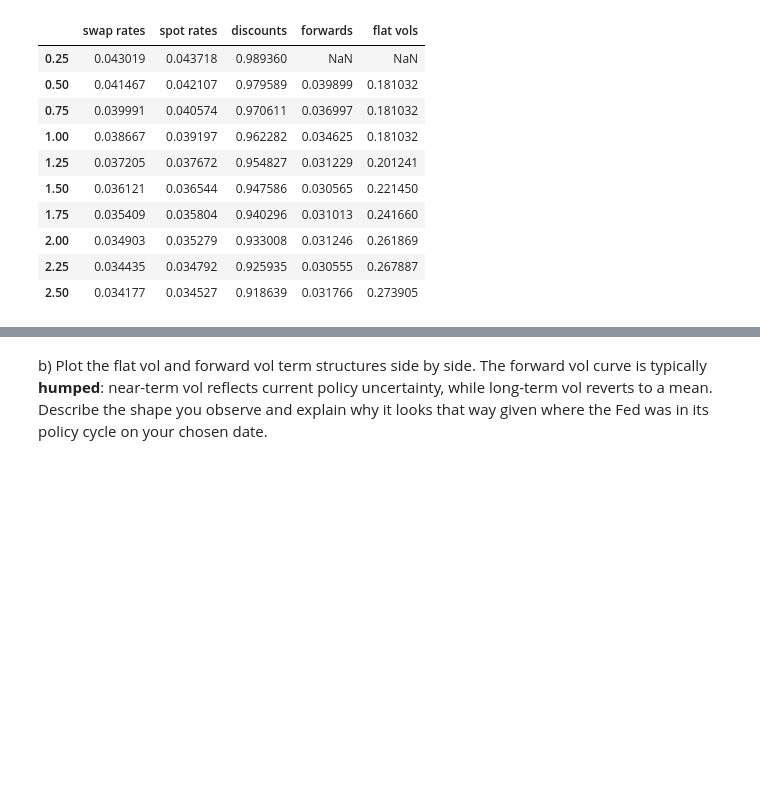
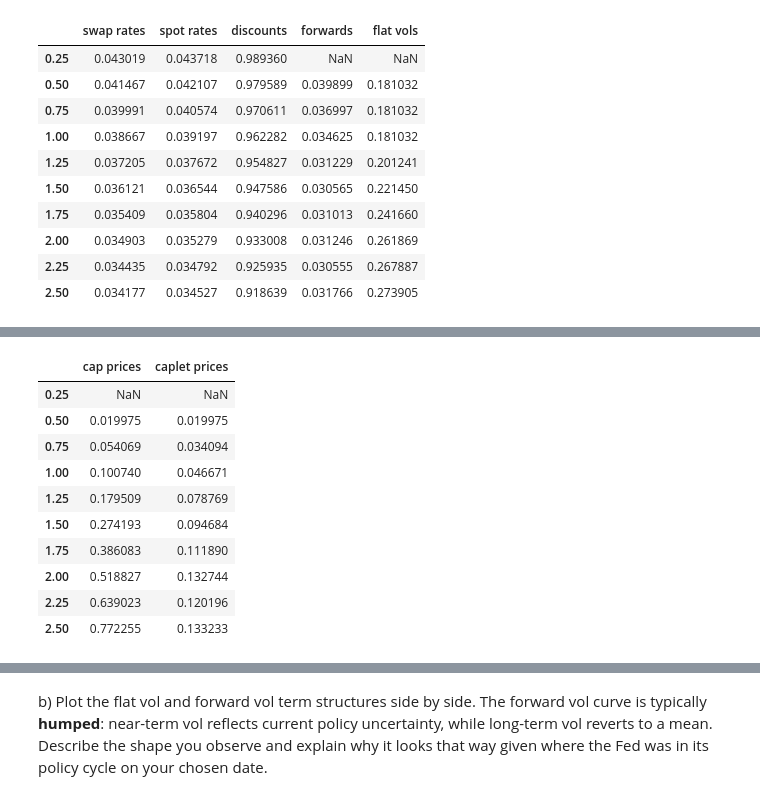
Before and after one commit to azakharove/finm37500P8, a Jupyter notebook: P8 Forward Volatility from the SOFR Cap Market_AZ.ipynb, the cells around one changed output, grey strips where cells are left out. Cells and saved outputs as stored; diff of their text form; code cells hidden in the pictures; blank space fills up the shorter version.

```diff
--- a/P8 Forward Volatility from the SOFR Cap Market_AZ.ipynb
+++ b/P8 Forward Volatility from the SOFR Cap Market_AZ.ipynb
@@ -384,0 +449,26 @@ display(curve_q1.head(10))
+# %%
+caplet_prices = pd.Series(index=quarterly_grid, dtype=float)
+
+for T in quarterly_grid:
+    if T < 0.50 or pd.isna(curve_q1.loc[T, "cap prices"]):
+        caplet_prices.loc[T] = np.nan
+    elif np.isclose(T, 0.50):
+        caplet_prices.loc[T] = curve_q1.loc[T, "cap prices"]
+    else:
+        prev_T = round(T - delta, 10)
+        caplet_prices.loc[T] = curve_q1.loc[T, "cap prices"] - curve_q1.loc[prev_T, "cap prices"]
+
+curve_q1["caplet prices"] = caplet_prices
+display(curve_q1[["cap prices", "caplet prices"]].head(10))
+# %% [output]
+|  | cap prices | caplet prices |
+| 0.25 | NaN | NaN |
+| 0.50 | 0.019975 | 0.019975 |
+| 0.75 | 0.054069 | 0.034094 |
+| 1.00 | 0.100740 | 0.046671 |
+| 1.25 | 0.179509 | 0.078769 |
+| 1.50 | 0.274193 | 0.094684 |
+| 1.75 | 0.386083 | 0.111890 |
+| 2.00 | 0.518827 | 0.132744 |
+| 2.25 | 0.639023 | 0.120196 |
+| 2.50 | 0.772255 | 0.133233 |
```
Also changed, not shown: parts of 5 cells of this notebook.
